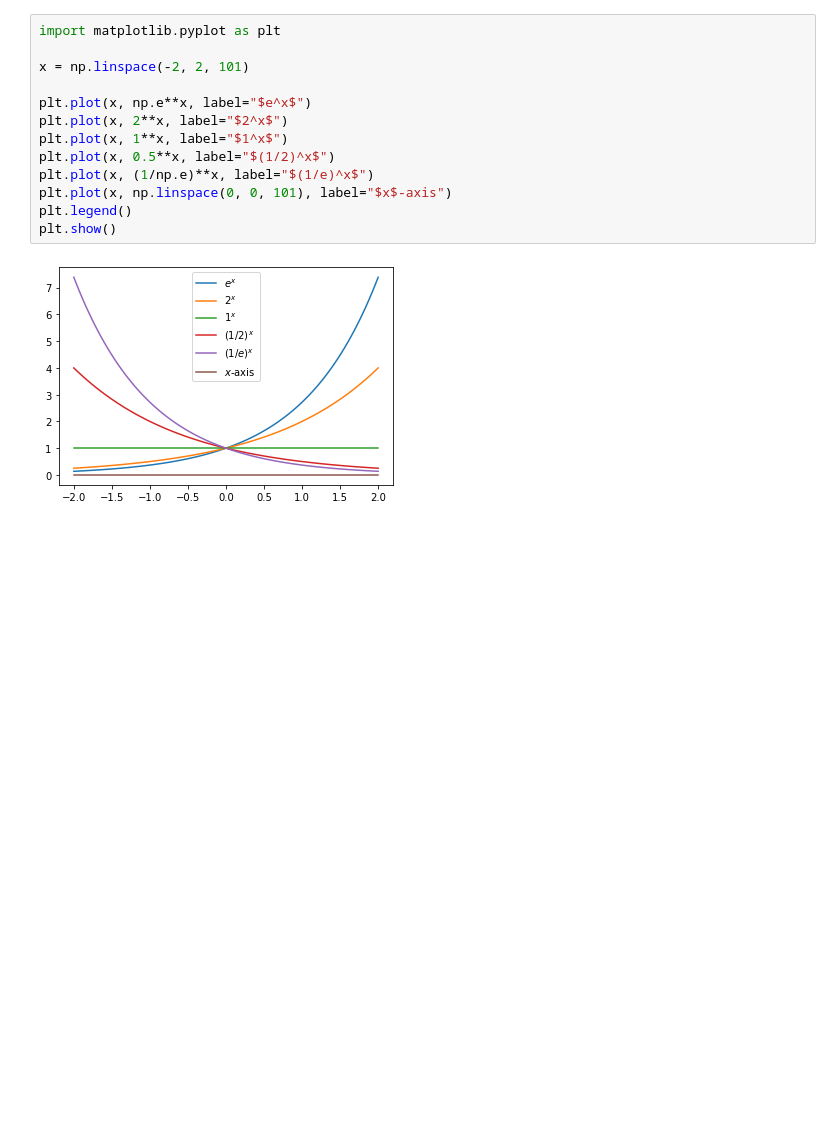
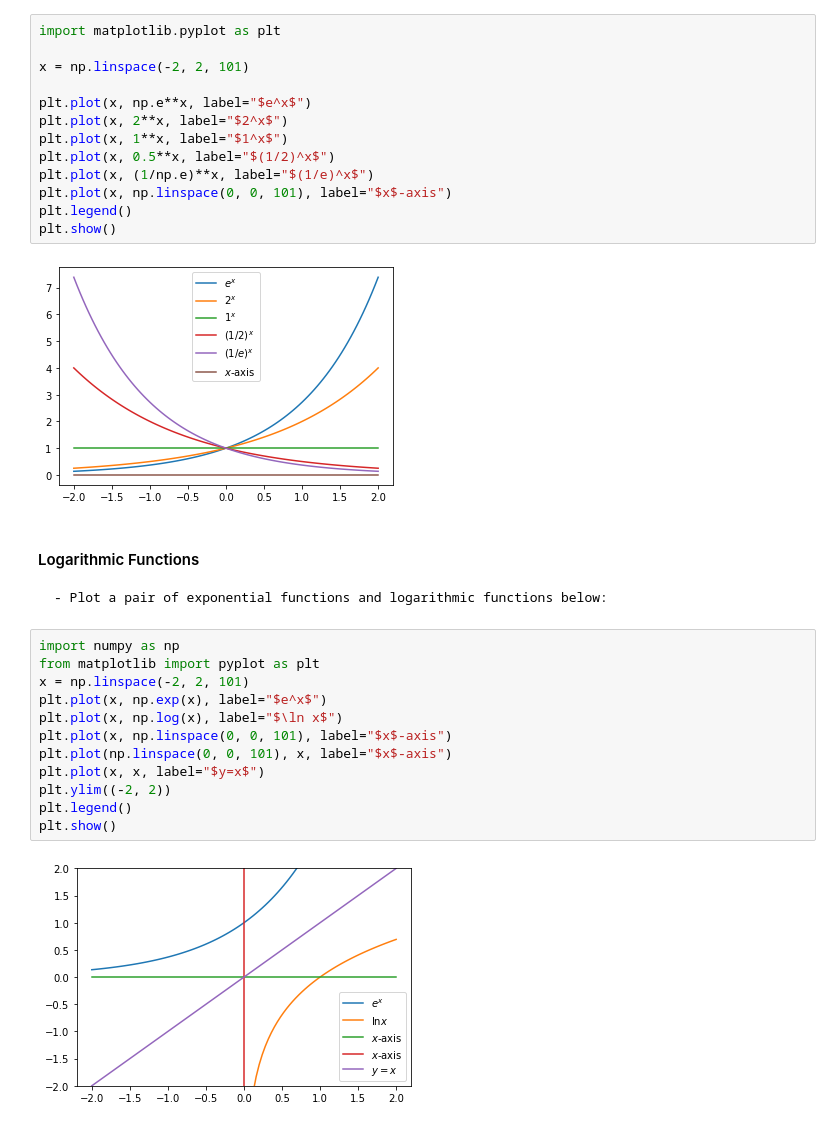
Before and after one commit to the-ben-borg/bloom-dse, a Jupyter notebook: linear-algebra/LinearAlgebra-Module 3 Notes.ipynb, the cells around one changed output. Drawn from its saved outputs; the diff is of its cells as text; blank space fills up the shorter version.

```diff
--- a/linear-algebra/LinearAlgebra-Module 3 Notes.ipynb
+++ b/linear-algebra/LinearAlgebra-Module 3 Notes.ipynb
@@ -82,3 +80,20 @@ plt.legend()
 plt.show()
 # %% [output]
 [figure]
+# %% [markdown]
+#### Logarithmic Functions
+    - Plot a pair of exponential functions and logarithmic functions below:
+# %%
+import numpy as np
+from matplotlib import pyplot as plt
+x = np.linspace(-2, 2, 101)
+plt.plot(x, np.exp(x), label="$e^x$")
+plt.plot(x, np.log(x), label="$\ln x$")
+plt.plot(x, np.linspace(0, 0, 101), label="$x$-axis")
+plt.plot(np.linspace(0, 0, 101), x, label="$x$-axis")
+plt.plot(x, x, label="$y=x$")
+plt.ylim((-2, 2))
+plt.legend()
+plt.show()
+# %% [output]
+[figure, added]
```
Also changed, not shown: parts of 3 cells of this notebook, 1 other file.
